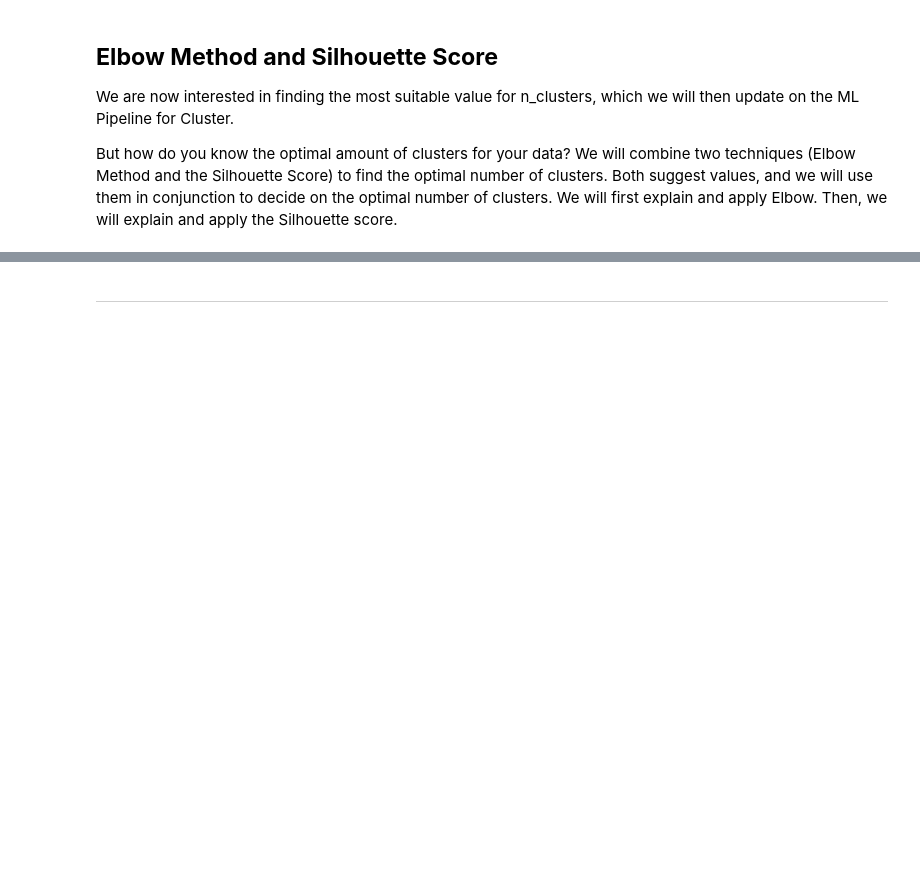
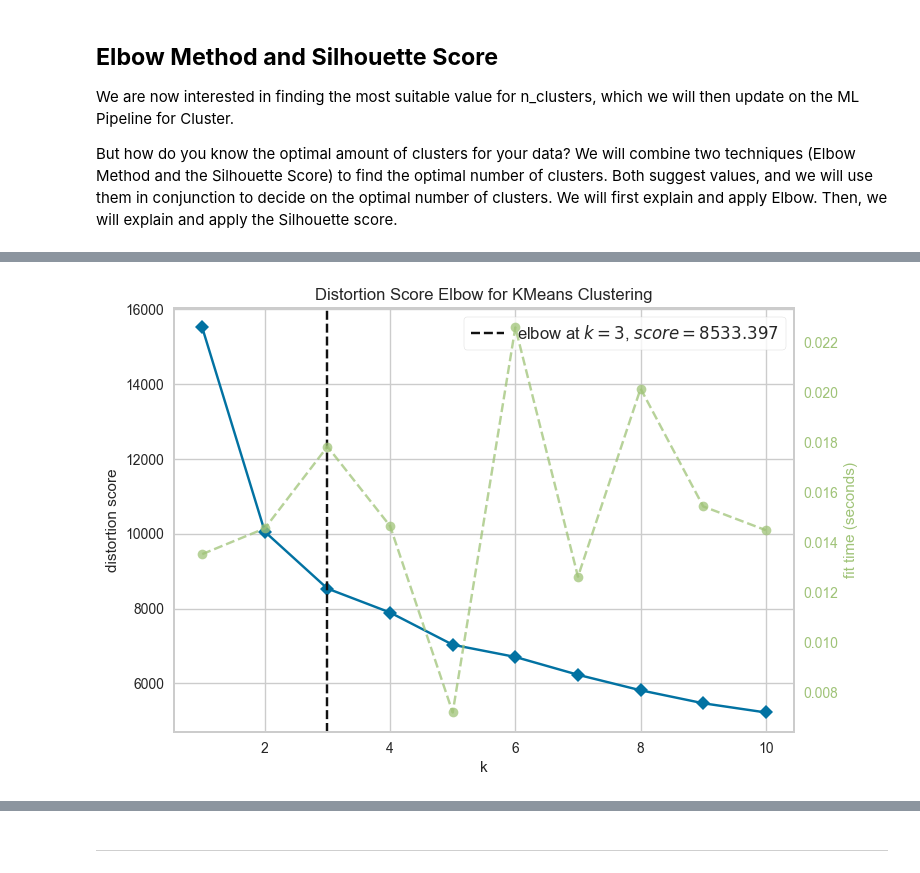
Before and after one commit to Mikeecee1/ML_practice, a Jupyter notebook: jupyter_notebooks/ML_cluster.ipynb, the cells around one changed output, grey strips where cells are left out. Drawn from its saved outputs; the diff is of its cells as text; code cells hidden in the pictures; blank space fills up the shorter version.

Commit message:
Added silhouette scores and visuals

```diff
--- a/jupyter_notebooks/ML_cluster.ipynb
+++ b/jupyter_notebooks/ML_cluster.ipynb
@@ -269,0 +277,7 @@ Section 2 content
+# %%
+#create pipeline cluster with last step removed
+pipeline_cluster = PipelineCluster()
+pipeline_analysis = Pipeline(pipeline_cluster.steps[:-1])
+df_analysis = pipeline_analysis.fit_transform(df)
+
+print(df_analysis.shape,'\n', type(df_analysis))
@@ -269,0 +293,9 @@ Section 2 content
+# %%
+from yellowbrick.cluster import KElbowVisualizer
+##added n_init="auto" to avoid warning
+visualizer = KElbowVisualizer(KMeans(random_state=0, n_init="auto"), k=(1,11))
+visualizer.fit(df_analysis)
+visualizer.show()
+plt.show()
+# %% [output]
+[figure, added]
```
Also changed, not shown: parts of 11 cells of this notebook.
